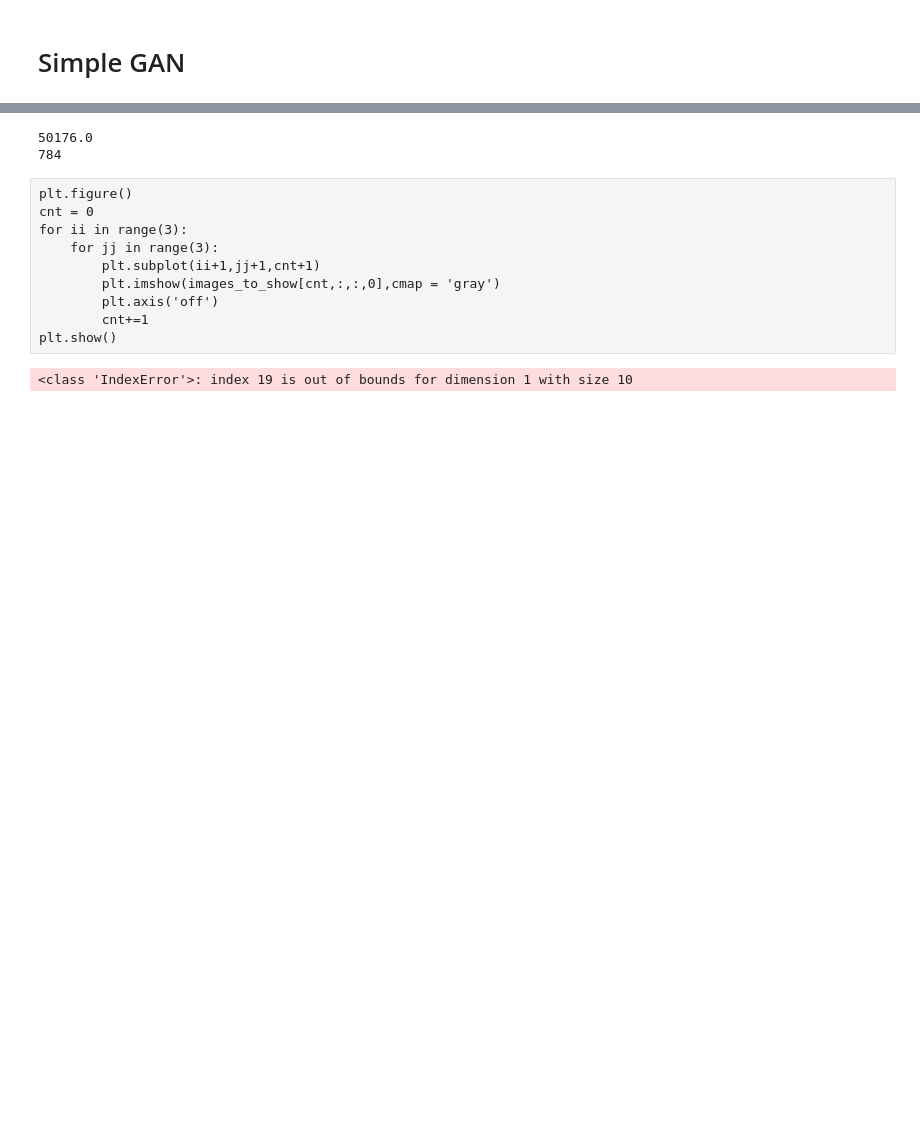
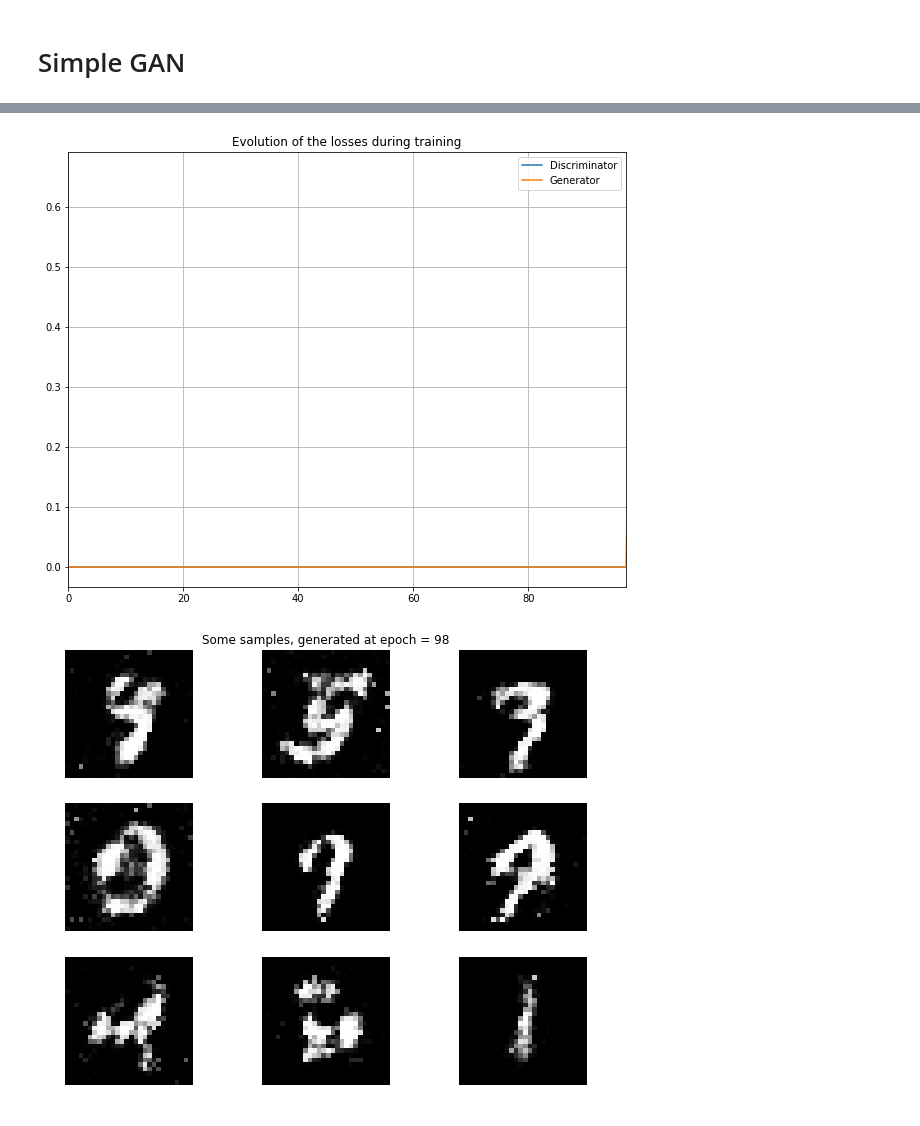
Before and after one commit to nabsara/electro-modelling, a Jupyter notebook: notebooks/ProjetML_simpleGAN.ipynb, the cells around one changed output, grey strips where cells are left out. Cells and saved outputs as stored; diff of their text form; code cells hidden in the pictures; blank space fills up the shorter version.

```diff
--- a/notebooks/ProjetML_simpleGAN.ipynb
+++ b/notebooks/ProjetML_simpleGAN.ipynb
@@ -56,7 +56,7 @@ img_shape = (img_rows, img_cols, channels)
 # Size of the noise vector, used as input to the Generator
 cols = 3
 rows = 3
-z_dim = 10
+z_dim = 100
 Z_examples = torch.rand((cols*rows,z_dim)) # latent vectors used to generate samples
 # %%
 class Generator(nn.Module):
@@ -268,36 +226,26 @@ Epoch 105
-# %%
-print(128*28*28/2)
-print(28*28)
-# %% [output]
-50176.0
-784
-# %% [raw]
-plt.figure()
-cnt = 0
-for ii in range(3):
-    for jj in range(3):
-        plt.subplot(ii+1,jj+1,cnt+1)
-        plt.imshow(images_to_show[cnt,:,:,0],cmap = 'gray')
-        plt.axis('off')
-        cnt+=1
-plt.show()
-# %%
-Z_examples = torch.zeros(rows*cols,z_dim)
-for ii in range(rows*cols):
-    Z_examples[ii,np.random.randint(0,99)] = 1
-
-images_to_show = generator(Z_examples)
-images_to_show = 0.5*images_to_show.detach().squeeze()+0.5
-print(images_to_show[0,:,:])
-plt.figure()
-cnt = 0
-for ii in range(3):
-    for jj in range(3):
-        print(cnt)
-        plt.subplot(3,3,cnt+1)
-        plt.imshow(images_to_show[cnt,:,:],cmap = 'gray')
-        plt.axis('off')
-        cnt+=1
-plt.show()
-# %% [output]
-<class 'IndexError'>: index 19 is out of bounds for dimension 1 with size 10
+# %%
+plt.figure(1,figsize=(10,8))
+plt.plot(loss_d.detach())
+plt.plot(loss_g.detach())
+plt.grid()
+plt.legend(['Discriminator','Generator'])
+plt.title('Evolution of the losses during training')
+plt.xlim([0,cur_epoch-1])
+plt.show()
+
+images_to_show = generator(Z_examples)
+images_to_show = 0.5*images_to_show.detach().squeeze()+0.5 # just a small rescaling
+plt.figure(figsize=(10,8))
+cnt = 0
+for cnt in range(1,rows*cols+1):
+    plt.subplot(rows,cols,cnt)
+    plt.imshow(images_to_show[cnt-1,:,:],cmap = 'gray')
+    plt.axis('off')
+    if cnt ==2:
+        plt.title('Some samples, generated at epoch = %d' %cur_epoch)
+    cnt+=1
+plt.show()
+cur_epoch = epoch
+# %% [output]
+[figure, added]
+[figure, added]
```
Also changed, not shown: parts of 8 cells of this notebook.
